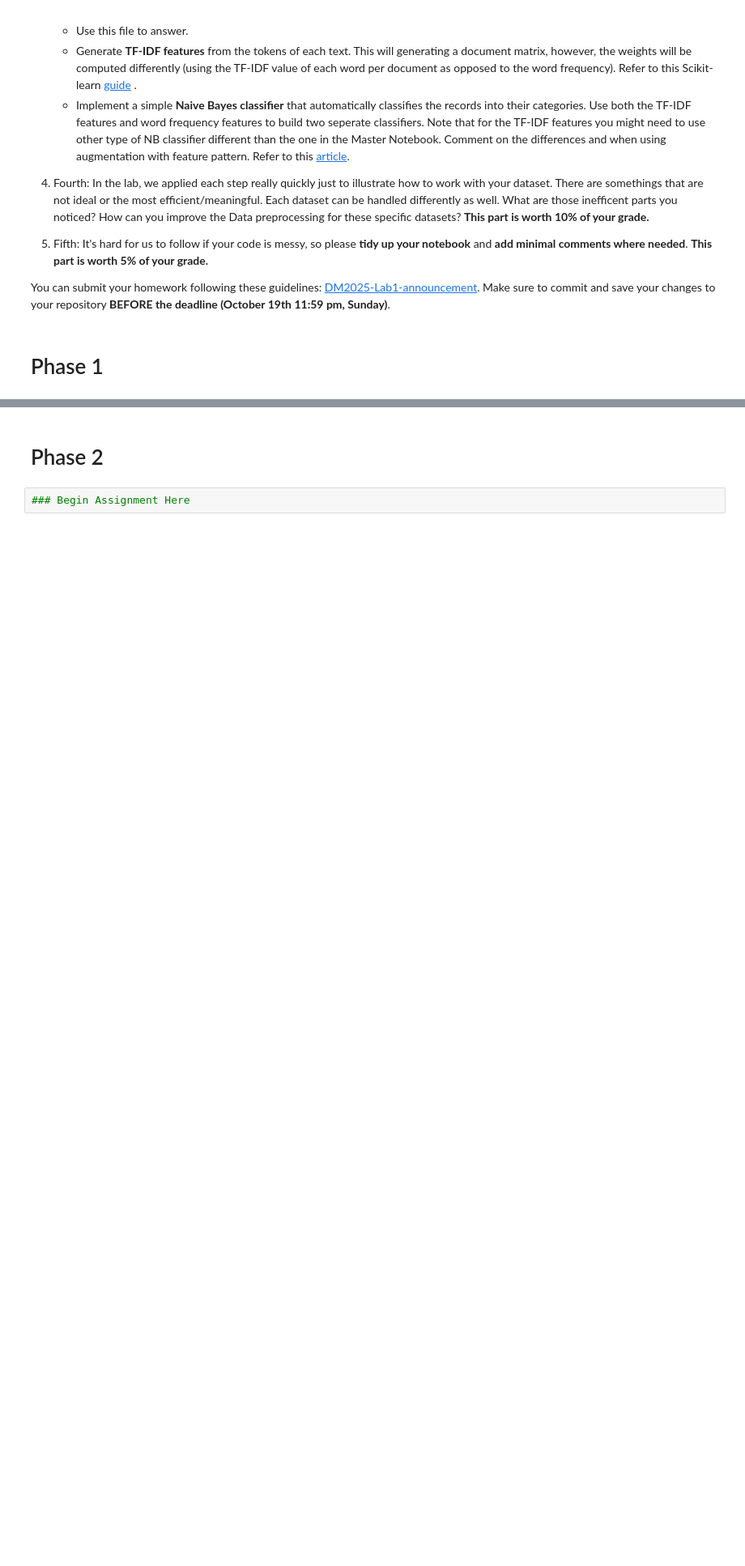
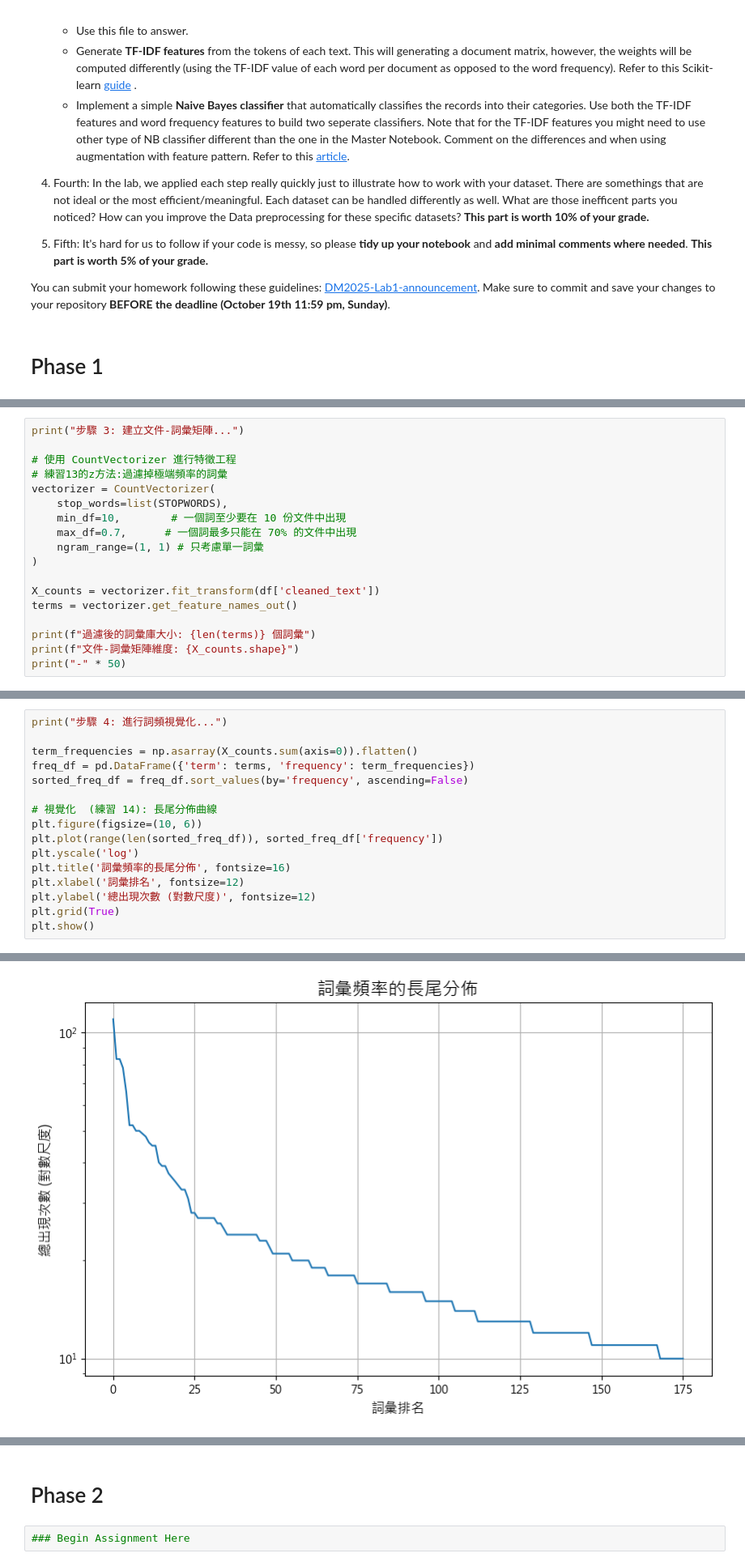
Before and after one commit to Ha1ion/DM2025-Lab1-Exercise, a Jupyter notebook: DM2025-Lab1-Homework.ipynb, the cells around one changed output, grey strips where cells are left out. Shown at 81% size. Drawn from its saved outputs; the diff is of its cells as text; blank space fills up the shorter version.

```diff
--- a/DM2025-Lab1-Homework.ipynb
+++ b/DM2025-Lab1-Homework.ipynb
@@ -62,0 +203,18 @@ You can submit your homework following these guidelines: [DM2025-Lab1-announceme
+# %%
+print("步驟 3: 建立文件-詞彙矩陣...")
+
+# 使用 CountVectorizer 進行特徵工程
+# 練習13的z方法:過濾掉極端頻率的詞彙
+vectorizer = CountVectorizer(
+    stop_words=list(STOPWORDS),
+    min_df=10,        # 一個詞至少要在 10 份文件中出現
+    max_df=0.7,      # 一個詞最多只能在 70% 的文件中出現
+    ngram_range=(1, 1) # 只考慮單一詞彙
+)
+
+X_counts = vectorizer.fit_transform(df['cleaned_text'])
+terms = vectorizer.get_feature_names_out()
+
+print(f"過濾後的詞彙庫大小: {len(terms)} 個詞彙")
+print(f"文件-詞彙矩陣維度: {X_counts.shape}")
+print("-" * 50)
@@ -62,0 +228,17 @@ You can submit your homework following these guidelines: [DM2025-Lab1-announceme
+# %%
+print("步驟 4: 進行詞頻視覺化...")
+
+term_frequencies = np.asarray(X_counts.sum(axis=0)).flatten()
+freq_df = pd.DataFrame({'term': terms, 'frequency': term_frequencies})
+sorted_freq_df = freq_df.sort_values(by='frequency', ascending=False)
+
+# 視覺化  (練習 14): 長尾分佈曲線
+plt.figure(figsize=(10, 6))
+plt.plot(range(len(sorted_freq_df)), sorted_freq_df['frequency'])
+plt.yscale('log')
+plt.title('詞彙頻率的長尾分佈', fontsize=16)
+plt.xlabel('詞彙排名', fontsize=12)
+plt.ylabel('總出現次數 (對數尺度)', fontsize=12)
+plt.grid(True)
+plt.show()
+# %% [output]
@@ -62,0 +246 @@ You can submit your homework following these guidelines: [DM2025-Lab1-announceme
+[figure, added]
```
Also changed, not shown: parts of 18 cells of this notebook.
